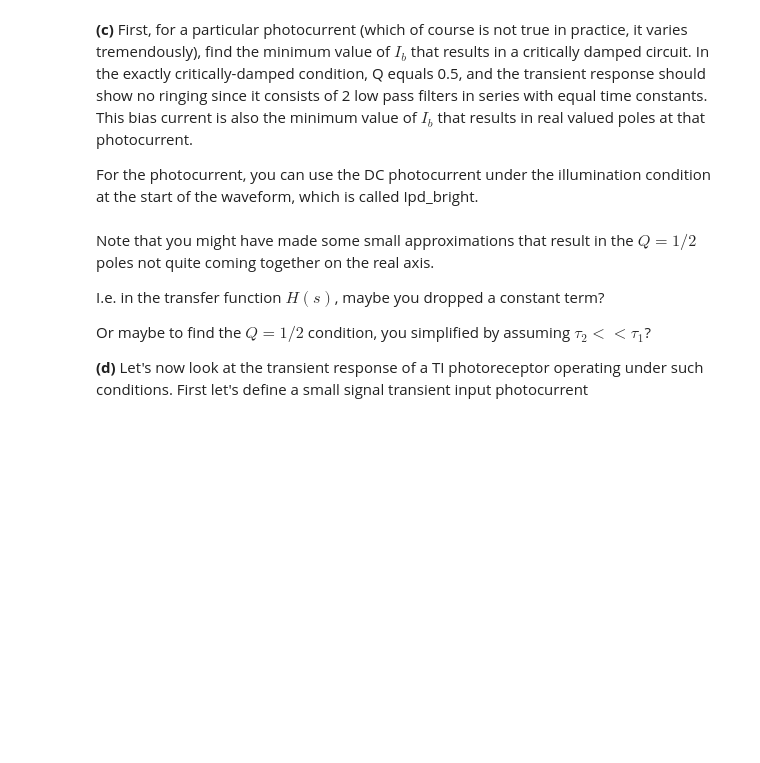
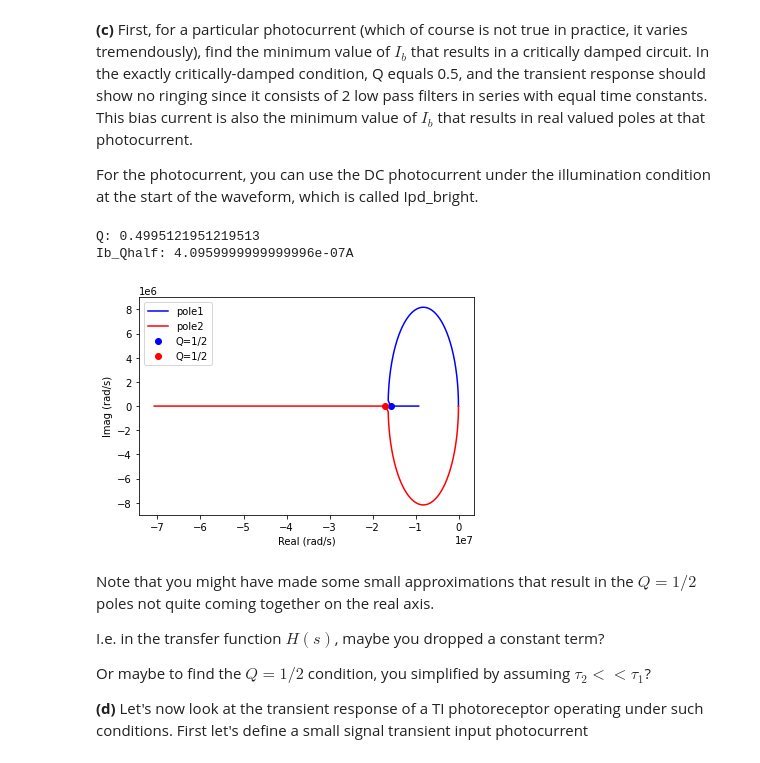
Before and after one commit to daggermaster3000/NE1, a Jupyter notebook: TP10/2021_Photo_GroupNumber_FirstName_LastName.ipynb, the cells around one changed output. Cells and saved outputs as stored; diff of their text form; code cells hidden in the pictures; blank space fills up the shorter version.

```diff
--- a/TP10/2021_Photo_GroupNumber_FirstName_LastName.ipynb
+++ b/TP10/2021_Photo_GroupNumber_FirstName_LastName.ipynb
@@ -736,12 +725,14 @@ $\omega_0$ (natural frequency) and $Q$ (quality factor) are characteristics of t
 # %%
 def get_poles(Ipd,Ib,C_pd,C_out,V_e,U_T=U_T,kappa=kappa):
     # TODO:
-    tau_in=...
-    tau_out=...
-    coef2=...
-    coef1=...
-    coef0=...
-    Q=...
+    tau_in= C_pd/((kappa*Ipd)/U_T)
+    tau_out=C_out/((kappa*Ib)/V_e)
+    A= ((kappa*Ib)/U_T)/(Ib/V_e)
+    coef2= (tau_in*tau_out)/(kappa*A)
+    coef1= (tau_in + tau_out)/(kappa*A)
+    coef0= 1
+    Q= np.sqrt(coef2)/coef1
+
 
     # apply quadratic formula to find roots of the transfer function denominator
     # 0j in sqrt forces result to be complex
@@ -787,21 +781,29 @@ of the waveform, which is called Ipd_bright.
 # %%
 # plot root locus again
 fig,ax1=plt.subplots(sharex=True)
 ax1.plot(np.real(pole1),np.imag(pole1),'b')
 ax1.plot(np.real(pole2),np.imag(pole2),'r')
 ax1.set_xlabel('Real (rad/s)')
 ax1.set_ylabel('Imag (rad/s)')
 ax1.legend(['pole1','pole2'])
 
 #TODO fill expression Ib that results in a Q of 0.5
-Ib_Qhalf=...
+tau_in = C_pd/((kappa*Ipd_bright)/U_T)
+A= ((kappa*I_b)/U_T)/(I_b/V_e)
+tau_out = tau_in/(4*kappa*A)
+
+Ib_Qhalf= ((C_out/tau_out)*V_e)/kappa
 pole1_Qhalf,pole2_Qhalf,Q_Qhalf=get_poles(Ipd=Ipd_bright,Ib=Ib_Qhalf,C_pd=C_pd,C_out=C_out,V_e=V_e)
 ax1.plot(np.real(pole1_Qhalf),np.imag(pole1_Qhalf),'bo')
 ax1.plot(np.real(pole2_Qhalf),np.imag(pole2_Qhalf),'ro')
 ax1.legend(['pole1','pole2','Q=1/2','Q=1/2'])
 
 print(f"Q: {Q_Qhalf}")
 print(f"Ib_Qhalf: {Ib_Qhalf}A")
+# %% [output]
+Q: 0.4995121951219513
+Ib_Qhalf: 4.0959999999999996e-07A
+[figure, added]
 # %% [markdown]
 Note that you might have made some small approximations that result in the $Q=1/2$ poles not quite
 coming together on the real axis.
```
Also changed, not shown: parts of 20 cells of this notebook.
